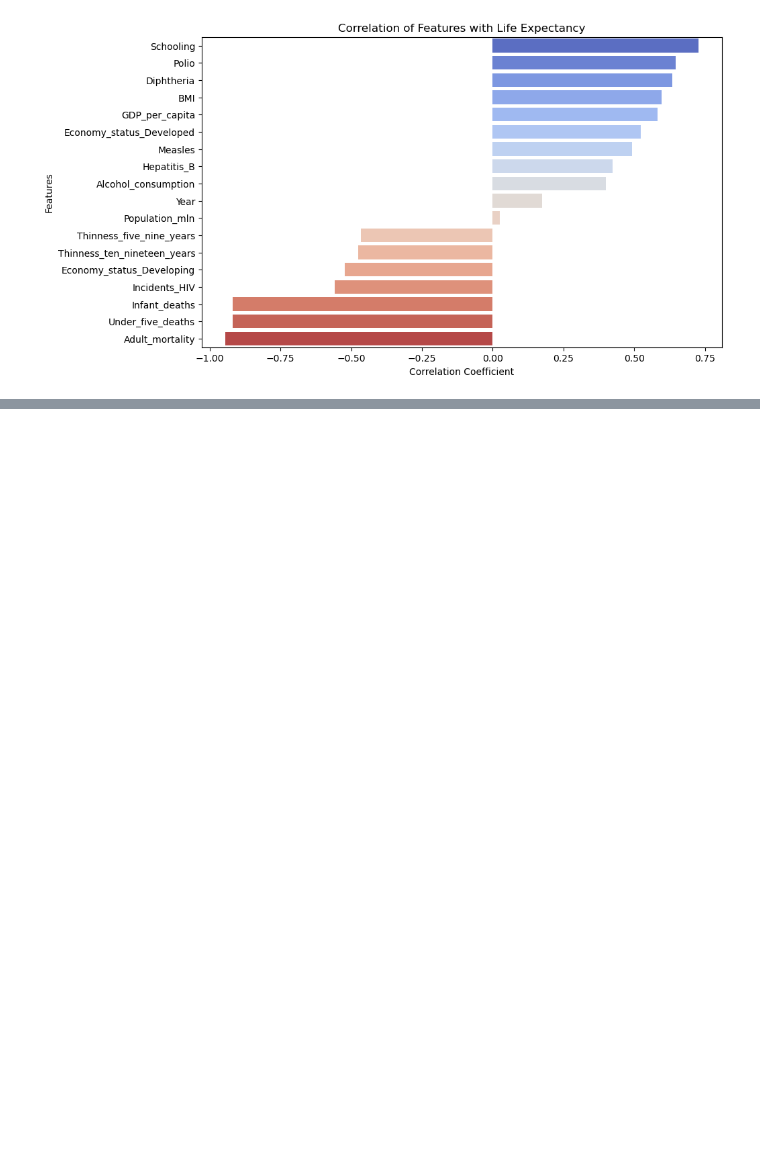
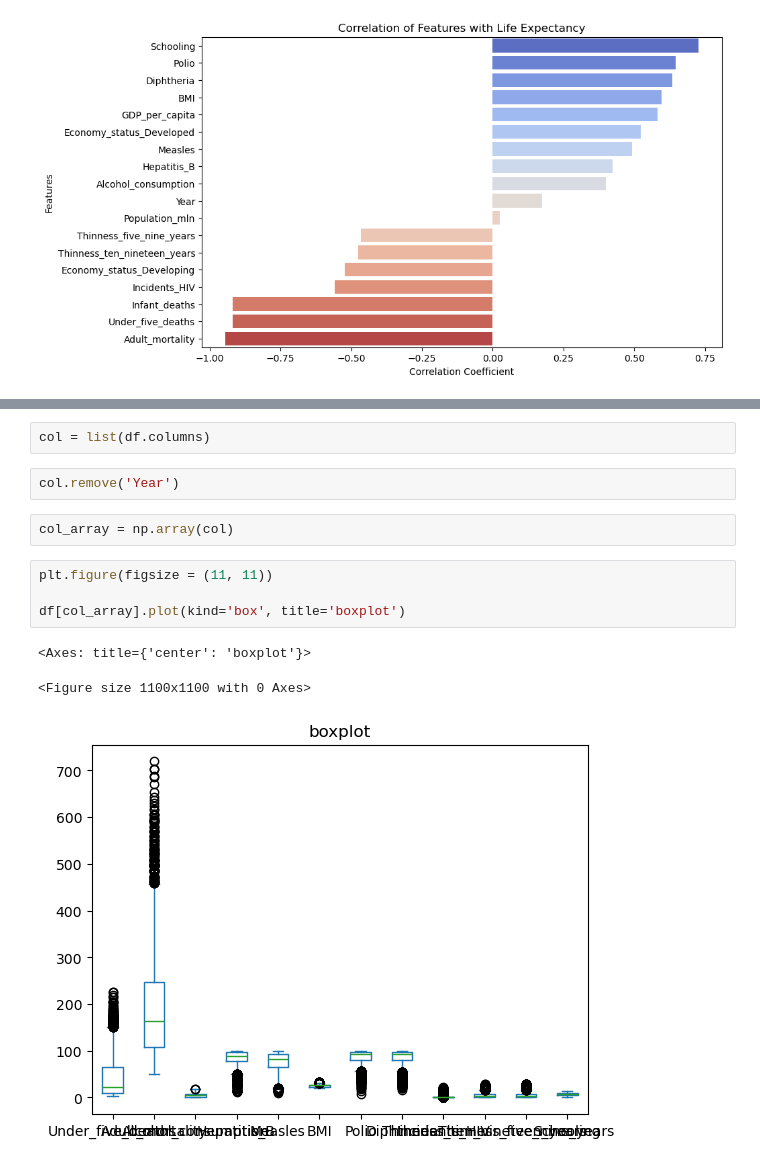
Before and after one commit to TobyScogings/WHO-Project, a Jupyter notebook: WHO Project.ipynb, the cells around one changed output, grey strips where cells are left out. Drawn from its saved outputs; the diff is of its cells as text; blank space fills up the shorter version.

```diff
--- a/WHO Project.ipynb
+++ b/WHO Project.ipynb
@@ -152,0 +168,14 @@ X_train.corr(numeric_only = True)
+# %%
+col = list(df.columns)
+# %%
+col.remove('Year')
+# %%
+col_array = np.array(col)
+# %%
+plt.figure(figsize = (11, 11))
+
+df[col_array].plot(kind='box', title='boxplot')
+# %% [output]
+<Axes: title={'center': 'boxplot'}>
+<Figure size 1100x1100 with 0 Axes>
+[figure, added]
```
Also changed, not shown: parts of 4 cells of this notebook.
